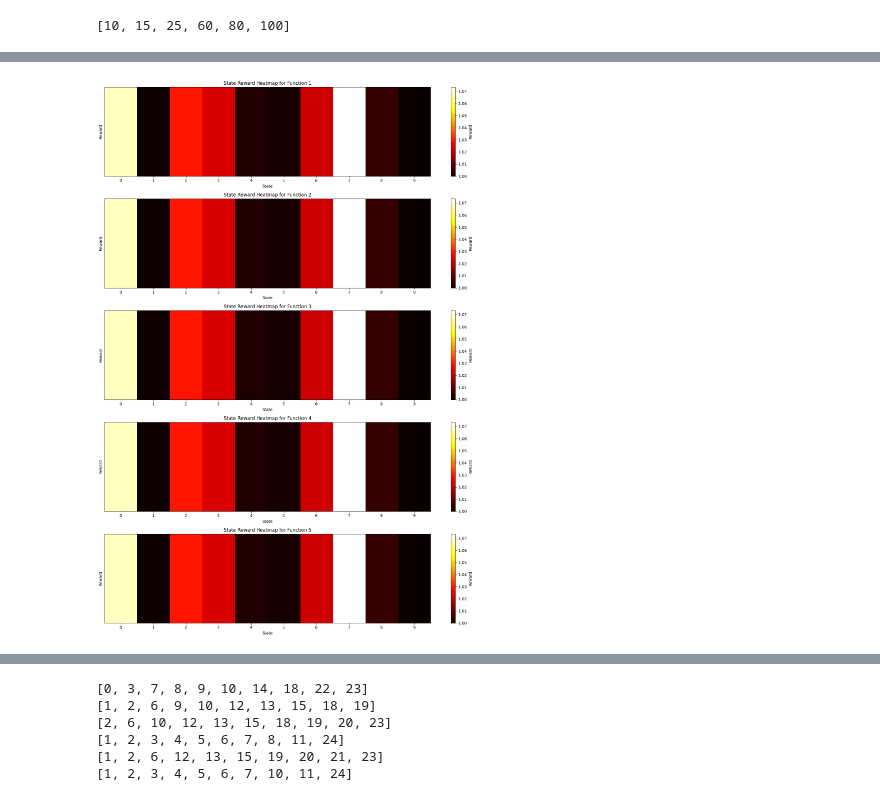
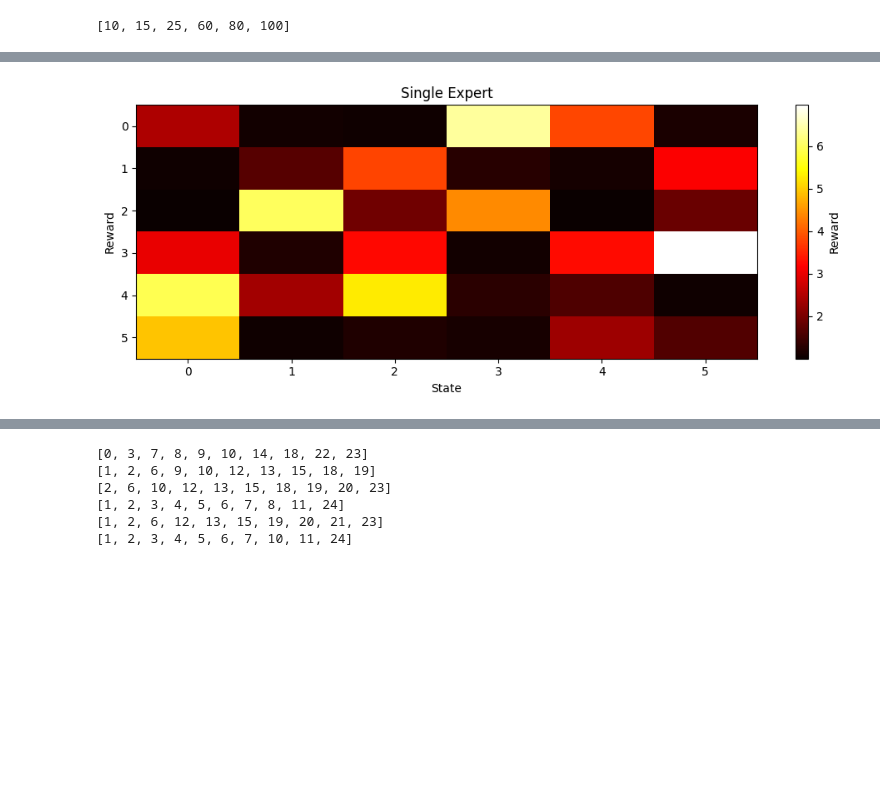
Before and after one commit to isabelkim/MI-IRL-KP, a Jupyter notebook: mdp.ipynb, the cells around one changed output, grey strips where cells are left out. Cells and saved outputs as stored; diff of their text form; code cells hidden in the pictures; blank space fills up the shorter version.

```diff
--- a/mdp.ipynb
+++ b/mdp.ipynb
@@ -152,0 +150,35 @@ plot_reward_heatmap(reward)
+# %%
+def plot_multiple_reward_heatmaps(reward_matrix):
+    """
+    Plots separate heatmaps for each reward function in a 2D array.
+
+    Args:
+    reward_matrix (numpy array): 2D numpy array where each row represents a reward function.
+
+    Each row in the array is considered a separate reward function for a state space,
+    and each reward function is plotted as a separate heatmap.
+    """
+    num_functions = reward_matrix.shape[0]
+    num_states = reward_matrix.shape[1]
+    sqrt_states = int(np.sqrt(num_states))
+
+    states = np.arange(sqrt_states)
+
+
+    plt.figure(figsize=(10, num_functions * 4))
+
+    for i in range(num_functions):
+        plt.subplot(num_functions, 1, i + 1)
+        plt.imshow(reward_matrix[i].reshape(sqrt_states, sqrt_states), cmap='hot', interpolation='nearest', aspect='auto')
+        plt.colorbar(label='Reward')
+        plt.xticks(ticks=states, labels=states)
+        plt.yticks(ticks=states, labels=states)
+        if i == 0:
+            plt.title("Single Expert")
+        else:
+            plt.title(f'Expert {i}')
+        plt.xlabel('State')
+        plt.ylabel('Reward')
+
+    plt.tight_layout()
+    plt.show()
@@ -153,2 +195,4 @@ plot_reward_heatmap(reward)
 # %%
-rewards = np.array([reward, reward, reward, reward, reward, reward])
+plot_multiple_reward_heatmaps(np.array([reward]))
+# %% [output]
+[figure, added]
@@ -184,4 +198,0 @@ def plot_multiple_reward_heatmaps(reward_matrix):
-# %%
-plot_multiple_reward_heatmaps(rewards)
-# %% [output]
-[figure, removed]
```
Also changed, not shown: parts of 19 cells of this notebook, 7 other files.
